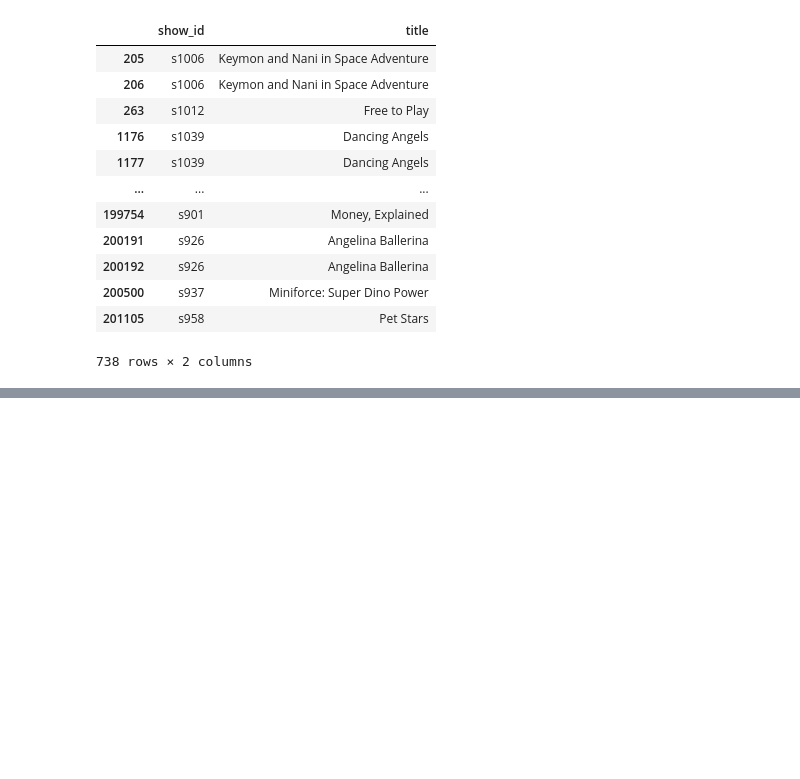
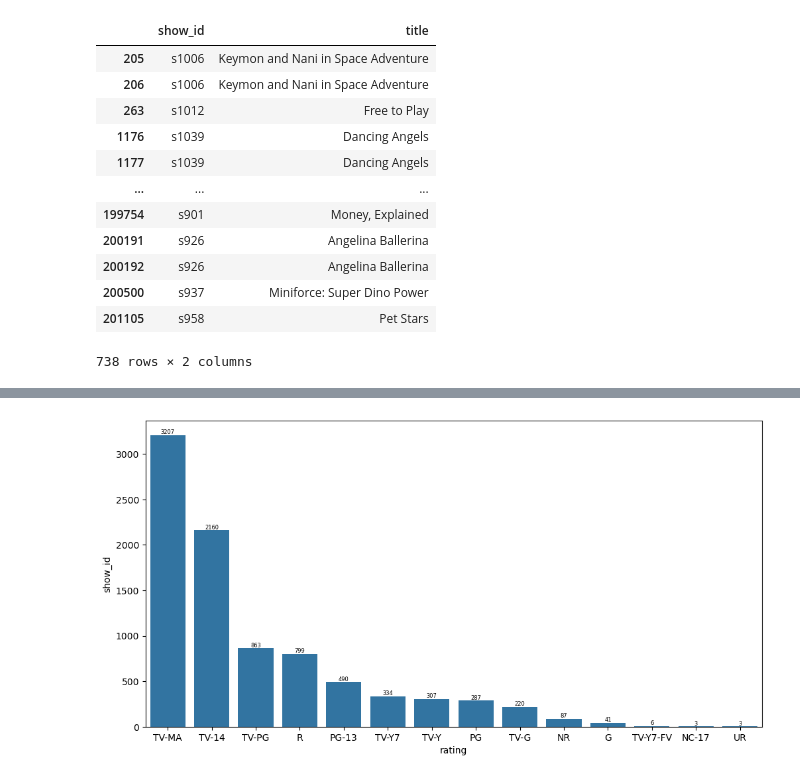
Before and after one commit to Grey-hatcoder/My-Coding-files, a Jupyter notebook: Netflix_Business_Case_Study.ipynb, the cells around one changed output, grey strips where cells are left out. Cells and saved outputs as stored; diff of their text form; code cells hidden in the pictures; blank space fills up the shorter version.

```diff
--- a/Netflix_Business_Case_Study.ipynb
+++ b/Netflix_Business_Case_Study.ipynb
@@ -559,0 +572,11 @@ s = df.groupby("type").agg({'show_id':"nunique"})
+# %%
+s = df.groupby('rating')['show_id'].nunique().sort_values(ascending=False).reset_index()
+# s.head()
+plt.figure(figsize=(12,6))
+
+sns.barplot(data=s, x='rating',y = 'show_id')
+ax = plt.gca()
+ax.bar_label(ax.containers[0], fontsize=6)
+plt.show()
+# %% [output]
+[figure, added]
```
Also changed, not shown: parts of 18 cells of this notebook.
